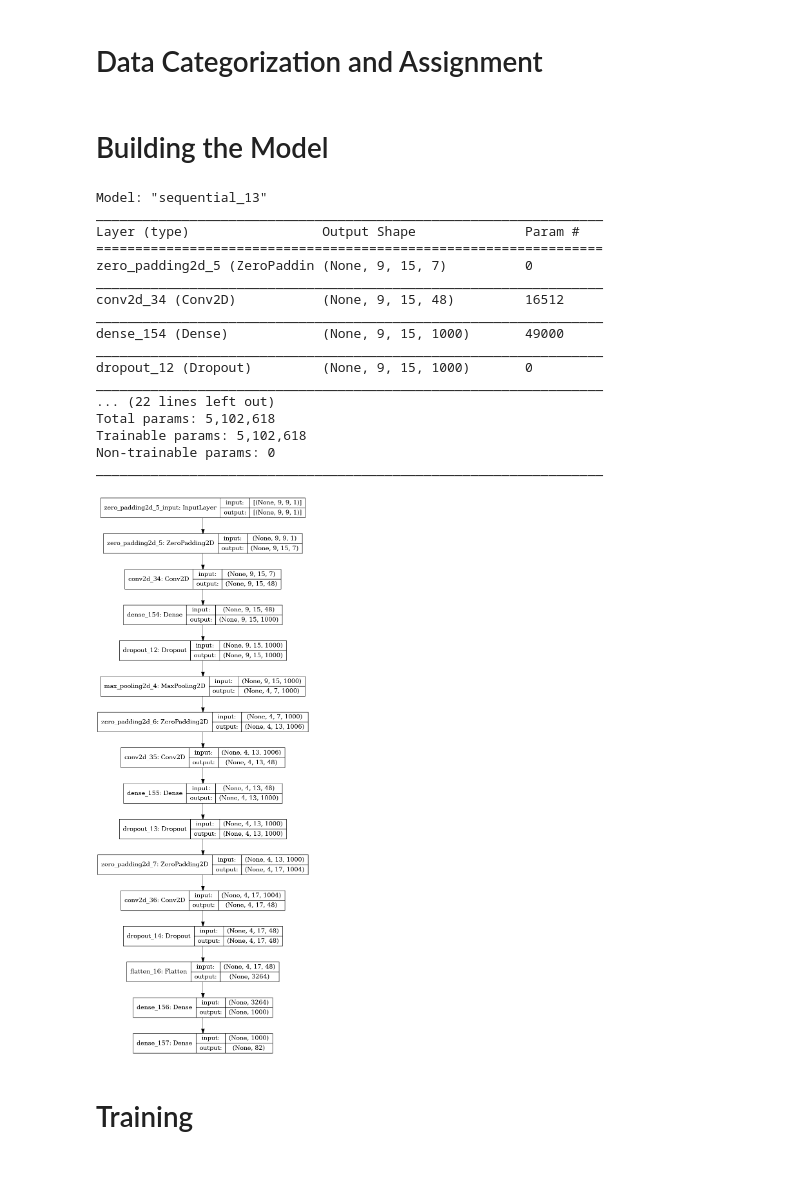
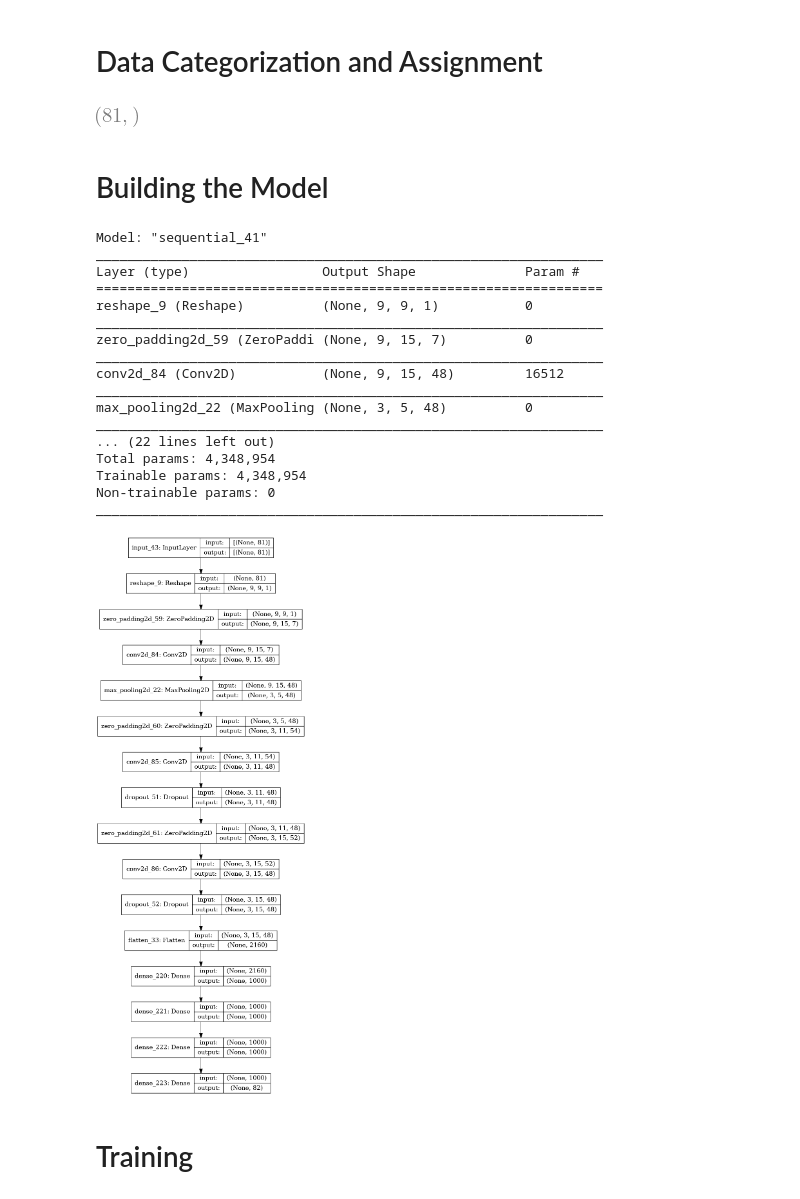
Before and after one commit to CSCI4850/s21-team6-project, a Jupyter notebook: GOnet.ipynb, the cells around one changed output. Saved outputs shown, nothing was run; the diff lists cells and outputs as text; code cells hidden in the pictures; blank space fills up the shorter version.

Commit message:
Converted to 1D array input + misc
Fixed "no X" issue
Converted net input to 1D array

```diff
--- a/GOnet.ipynb
+++ b/GOnet.ipynb
@@ -44,0 +29,17 @@ for row in inputGamestate:
+# %%
+#Encoding board states to 1D array per data entry
+
+index_of_board = 0
+for row in inputGamestate:
+    index_of_token = 0
+    for item in row:
+        if index_of_token < board_size*3:
+            tile = inputGamestate[index_of_board][index_of_token:index_of_token + 3]
+            if(tile[2] == 1):
+                boardState[index_of_board][int(index_of_token/3)] = 0 #Tile is empty
+            elif(tile[1] == 1):
+                boardState[index_of_board][int(index_of_token/3)] = -1 #Black occupies this tile
+            elif(tile[0] == 1):
+                boardState[index_of_board][int(index_of_token/3)] = 1 #White occupies this tile
+            index_of_token+=3
+    index_of_board+=1
@@ -45,9 +66,9 @@ for row in inputGamestate:
 # %% [markdown]
 # Data Categorization and Assignment
 # %%
+X = boardState[:, 0:81]
+
 train_data = X.shape[0]
-
-X = X.reshape(train_data, board_length, board_length, 1)
 
 #Coordinate of move made to achieve board state (bottom left of the board being 0, 0)
 #coordinate = inputGamestate[:, 243:245]
@@ -61,7 +82,7 @@ X = X.reshape(train_data, board_length, board_length, 1)
 #Who won from this position (-1 or 1 respectively, 0 for play continues)
 #whoWon = inputGamestate[:, 247]
 
-#Move to be made from this powsition
+#Move to be made from this position
 playersMove = inputGamestate[:, 248]
 
 #Input
@@ -70,70 +91,75 @@ playersMove = inputGamestate[:, 248]
 #Creating 81 categories based on every spot on the board, 1 representing the move to be made
 Y = keras.utils.to_categorical(playersMove, len(np.unique(playersMove)))
 
-training_samples = int(0.7 * train_data)
+training_samples = int(0.9 * train_data)
 X_train, X_test = X[:training_samples], X[training_samples:]
 Y_train, Y_test = Y[:training_samples], Y[training_samples:]
+# %%
+X[0].shape
+# %% [output]
+[figure, added]
 # %% [markdown]
 # Building the Model
 # %%
 #defining input shape (board state)
 #input_size = X.shape[1]
 
-input_shape = (board_length, board_length, 1)
+input_shape = X[0].shape
 #defining output shape
 #output_size = Y.shape[1]
 model = keras.models.Sequential()
+model.add(keras.layers.Input(shape = input_shape))
+model.add(keras.layers.Reshape((board_length, board_length, 1)))
 model.add(keras.layers.ZeroPadding2D(padding = 3, input_shape = input_shape, data_format = 'channels_first'))
 model.add(keras.layers.Conv2D(48, kernel_size = (7, 7), activation = 'relu', padding = 'same', input_shape = input_shape))
-model.add(keras.layers.Dense(1000, activation = 'relu'))
-model.add(keras.layers.Dropout(0.25))
-model.add(keras.layers.MaxPooling2D(pool_size = (2, 2)))
+model.add(keras.layers.MaxPooling2D(pool_size = (3, 3)))
 model.add(keras.layers.ZeroPadding2D(padding = 3, input_shape = input_shape, data_format = 'channels_first'))
 model.add(keras.layers.Conv2D(48, kernel_size = (5, 5), activation = 'relu', padding = 'same'))
-model.add(keras.layers.Dense(1000, activation = 'relu'))
 model.add(keras.layers.Dropout(0.25))
 model.add(keras.layers.ZeroPadding2D(padding = 2, input_shape = input_shape, data_format = 'channels_first'))
 model.add(keras.layers.Conv2D(48, kernel_size = (3, 3), activation = 'relu', padding = 'same'))
 model.add(keras.layers.Dropout(0.25))
 model.add(keras.layers.Flatten())
+model.add(keras.layers.Dense(1000, activation = 'relu'))
+model.add(keras.layers.Dense(1000, activation = 'relu'))
 model.add(keras.layers.Dense(1000, activation = 'relu'))
 model.add(keras.layers.Dense(board_size + 1, activation = 'softmax'))
 
 #hidden1 = keras.layers.Dense(1000, activation = 'relu')(conv2D_1)
 #hidden2 = keras.layers.Dense(1000, activation = 'relu')(hidden1)
 #hidden3 = keras.layers.Dense(1000, activation = 'relu')(hidden2)
 #drop1 = keras.layers.Dropout(0.2)(hidden3)
 #hidden4 = keras.layers.Dense(1000, activation = 'relu')(drop1)
 #hidden5 = keras.layers.Dense(1000, activation = 'relu')(hidden4)
 #output = keras.layers.Dense(82, activation = 'softmax')(hidden5)
 #model = Model(inputs = conv2D_1, outputs = output)
 
 model.compile(loss=keras.losses.CategoricalCrossentropy(), optimizer = keras.optimizers.Adam(), metrics = [keras.metrics.CategoricalAccuracy()])
 model.summary()
 keras.utils.plot_model(model, show_shapes = True, expand_nested = True, show_layer_names = True)
 
 #0 if the game ends
 #1 - 81
 #row major order from top left, bottom right is 81
 # %% [output]
-Model: "sequential_13"
+Model: "sequential_41"
 _________________________________________________________________
 Layer (type)                 Output Shape              Param #
 =================================================================
-zero_padding2d_5 (ZeroPaddin (None, 9, 15, 7)          0
+reshape_9 (Reshape)          (None, 9, 9, 1)           0
 _________________________________________________________________
-conv2d_34 (Conv2D)           (None, 9, 15, 48)         16512
+zero_padding2d_59 (ZeroPaddi (None, 9, 15, 7)          0
 _________________________________________________________________
-dense_154 (Dense)            (None, 9, 15, 1000)       49000
+conv2d_84 (Conv2D)           (None, 9, 15, 48)         16512
 _________________________________________________________________
-dropout_12 (Dropout)         (None, 9, 15, 1000)       0
+max_pooling2d_22 (MaxPooling (None, 3, 5, 48)          0
 _________________________________________________________________
 ... (22 lines left out)
-Total params: 5,102,618
-Trainable params: 5,102,618
+Total params: 4,348,954
+Trainable params: 4,348,954
 Non-trainable params: 0
 _________________________________________________________________
-[figure, old version]
+[figure, new version]
 # %% [markdown]
 # Training
 # %%
```
Also changed, not shown: parts of 5 cells of this notebook.
